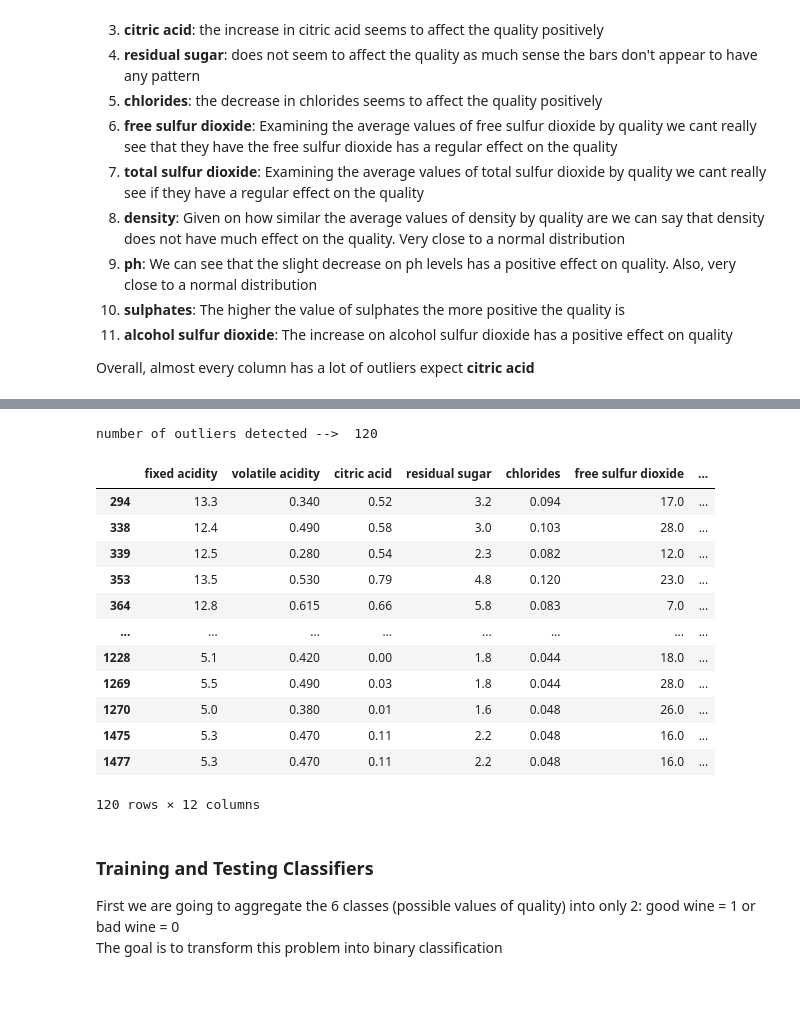
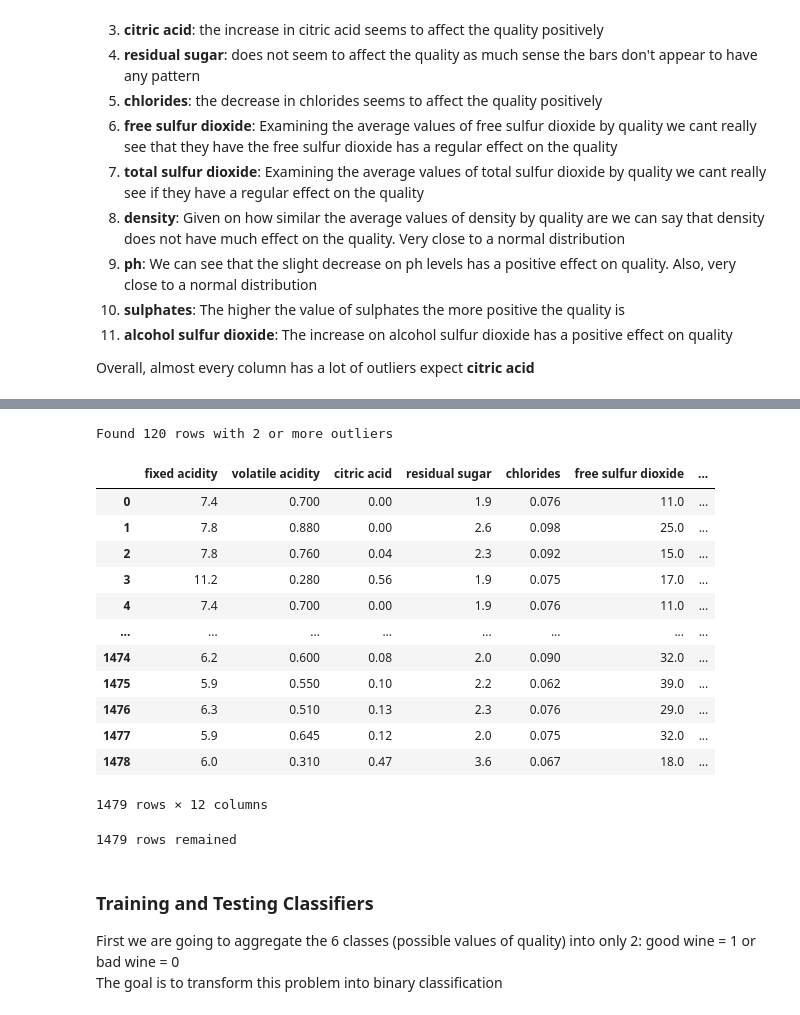
Before and after one commit to GustavoGil13/classifiers-red-wine-quality, a Jupyter notebook: classifiers.ipynb, the cells around one changed output, grey strips where cells are left out. Drawn from its saved outputs; the diff is of its cells as text; code cells hidden in the pictures.

```diff
--- a/classifiers.ipynb
+++ b/classifiers.ipynb
@@ -188,45 +189,51 @@ from collections import Counter
 # %%
-def detect_outliers(df,features):
-    outlier_indices = []
+outlier_indices = []
 
-    for c in features:
-        # 1st quartile
-        Q1 = np.percentile(df[c],25)
-        # 3st quartile
-        Q3 = np.percentile(df[c],75)
-        # IQR
-        IQR = Q3 - Q1
-        # Outlier Step
-        outlier_step = IQR * 1.5
-        # detect outlier and their indeces
-        outlier_list_col = df[(df[c] < Q1 - outlier_step) | (df[c] > Q3 + outlier_step)].index
-        # store indeces
-        outlier_indices.extend(outlier_list_col)
+for feature in df.columns[:-1]:
+    Q1 = np.percentile(df[feature], 25)
+    Q3 = np.percentile(df[feature], 75)
 
-    outlier_indices = Counter(outlier_indices)
-    multiple_outliers = list(i for i, v in outlier_indices.items() if v > 1.5)
+    IQR = Q3 - Q1
+    outlier_step = IQR * 1.5
 
-    return multiple_outliers
+    outlier_list_col = df[(df[feature] < Q1 - outlier_step) | (df[feature] > Q3 + outlier_step)].index
+
+    outlier_indices.extend(outlier_list_col)
-# %%
-print("number of outliers detected --> ",len(df.loc[detect_outliers(df,df.columns[:-1])]))
-df.loc[detect_outliers(df,df.columns[:-1])]
-# %% [output]
-number of outliers detected -->  120
-|  | fixed acidity | volatile acidity | citric acid | residual sugar | chlorides | free sulfur dioxide | ... |
-| 294 | 13.3 | 0.340 | 0.52 | 3.2 | 0.094 | 17.0 | ... |
-| 338 | 12.4 | 0.490 | 0.58 | 3.0 | 0.103 | 28.0 | ... |
-| 339 | 12.5 | 0.280 | 0.54 | 2.3 | 0.082 | 12.0 | ... |
-| 353 | 13.5 | 0.530 | 0.79 | 4.8 | 0.120 | 23.0 | ... |
-| 364 | 12.8 | 0.615 | 0.66 | 5.8 | 0.083 | 7.0 | ... |
-| ... | ... | ... | ... | ... | ... | ... | ... |
-| 1228 | 5.1 | 0.420 | 0.00 | 1.8 | 0.044 | 18.0 | ... |
-| 1269 | 5.5 | 0.490 | 0.03 | 1.8 | 0.044 | 28.0 | ... |
-| 1270 | 5.0 | 0.380 | 0.01 | 1.6 | 0.048 | 26.0 | ... |
-| 1475 | 5.3 | 0.470 | 0.11 | 2.2 | 0.048 | 16.0 | ... |
-| 1477 | 5.3 | 0.470 | 0.11 | 2.2 | 0.048 | 16.0 | ... |
-120 rows × 12 columns
+# %%
+outlier_indices_counter = {}
+for i in outlier_indices:
+  if i in outlier_indices_counter:
+    outlier_indices_counter[i] += 1
+  else:
+    outlier_indices_counter[i] = 1
+# %%
+rows_to_exclude = [k for k, v in outlier_indices_counter.items() if v >= 2]
+# %%
+print(f"Found {len(rows_to_exclude)} rows with 2 or more outliers")
+# %% [output]
+Found 120 rows with 2 or more outliers
 # %%
-df = df.drop(detect_outliers(df,df.columns[:-1]),axis = 0).reset_index(drop = True)
+df.drop(rows_to_exclude, axis = 0, inplace = True)
+df.reset_index(drop = True, inplace = True)
+df
+# %% [output]
+|  | fixed acidity | volatile acidity | citric acid | residual sugar | chlorides | free sulfur dioxide | ... |
+| 0 | 7.4 | 0.700 | 0.00 | 1.9 | 0.076 | 11.0 | ... |
+| 1 | 7.8 | 0.880 | 0.00 | 2.6 | 0.098 | 25.0 | ... |
+| 2 | 7.8 | 0.760 | 0.04 | 2.3 | 0.092 | 15.0 | ... |
+| 3 | 11.2 | 0.280 | 0.56 | 1.9 | 0.075 | 17.0 | ... |
+| 4 | 7.4 | 0.700 | 0.00 | 1.9 | 0.076 | 11.0 | ... |
+| ... | ... | ... | ... | ... | ... | ... | ... |
+| 1474 | 6.2 | 0.600 | 0.08 | 2.0 | 0.090 | 32.0 | ... |
+| 1475 | 5.9 | 0.550 | 0.10 | 2.2 | 0.062 | 39.0 | ... |
+| 1476 | 6.3 | 0.510 | 0.13 | 2.3 | 0.076 | 29.0 | ... |
+| 1477 | 5.9 | 0.645 | 0.12 | 2.0 | 0.075 | 32.0 | ... |
+| 1478 | 6.0 | 0.310 | 0.47 | 3.6 | 0.067 | 18.0 | ... |
+1479 rows × 12 columns
+# %%
+print(f"{len(df)} rows remained")
+# %% [output]
+1479 rows remained
 # %% [markdown]
 ### Training and Testing Classifiers
 
```
Also changed, not shown: parts of 8 cells of this notebook.
